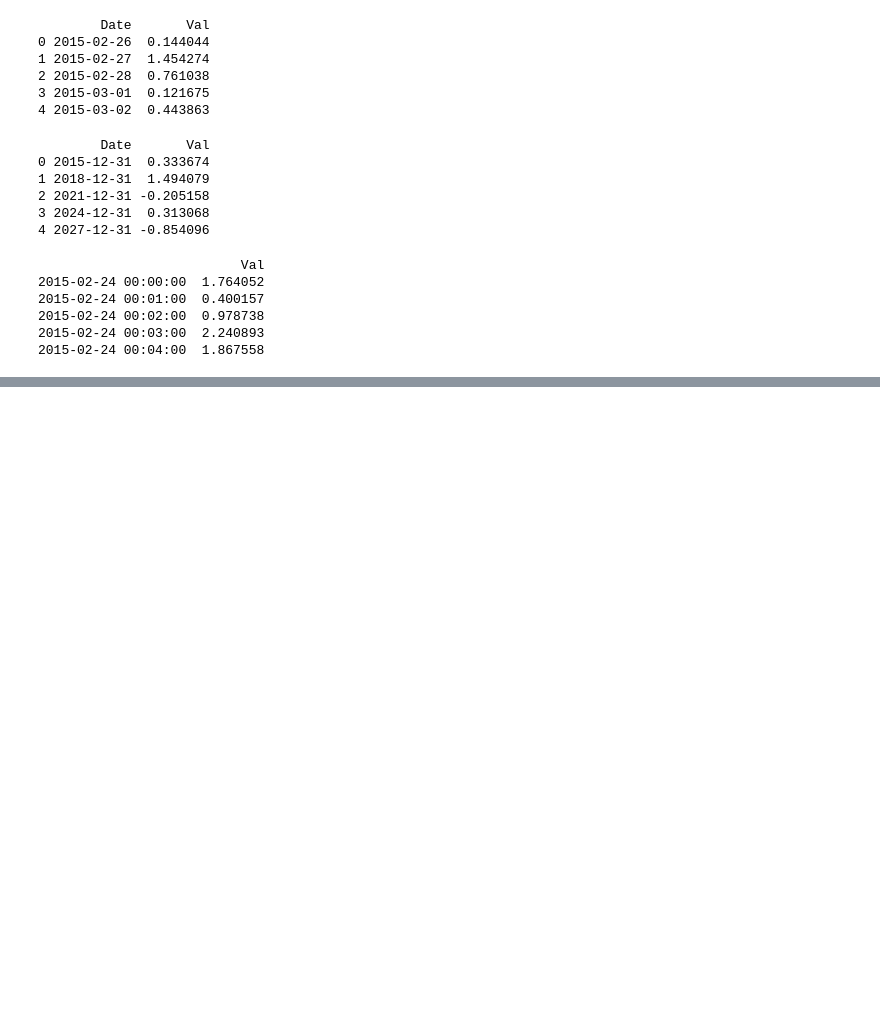
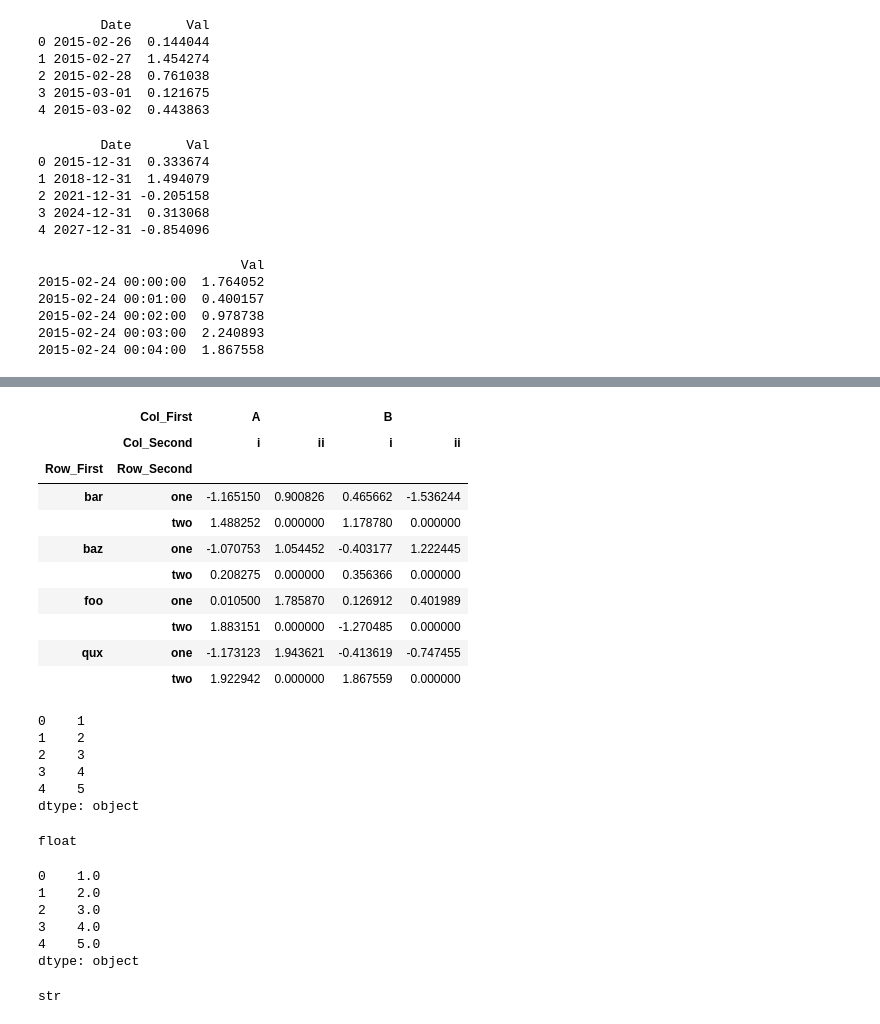
Before and after one commit to rajarameshchindu/datascience, a Jupyter notebook: Pandas.ipynb, the cells around one changed output, grey strips where cells are left out. Saved outputs shown, nothing was run; the diff lists cells and outputs as text; code cells hidden in the pictures; blank space fills up the shorter version.

```diff
--- a/Pandas.ipynb
+++ b/Pandas.ipynb
@@ -823,0 +908,9 @@ import numpy as np
+# %%
+import pandas as pd
+import numpy as np
+arrays = [['bar', 'bar', 'baz', 'baz', 'foo', 'foo', 'qux', 'qux'],
+['one', 'two', 'one', 'two', 'one', 'two', 'one', 'two']]
+idx_row = pd.MultiIndex.from_arrays(arrays, names=['Row_First', 'Row_Second'])
+idx_col = pd.MultiIndex.from_product([['A','B'], ['i', 'ii']],
+names=['Col_First','Col_Second'])
+df = pd.DataFrame(np.random.randn(8,4), index=idx_row, columns=idx_col)
@@ -823,0 +951,42 @@ import numpy as np
+# %%
+df.loc[(slice(None),'two'),(slice(None),'ii')]=0
+# %%
+df
+# %% [output]
+|  | Col_First | A |  | B |  |
+|  | Col_Second | i | ii | i | ii |
+| Row_First | Row_Second |  |  |  |  |
+| bar | one | -1.165150 | 0.900826 | 0.465662 | -1.536244 |
+|  | two | 1.488252 | 0.000000 | 1.178780 | 0.000000 |
+| baz | one | -1.070753 | 1.054452 | -0.403177 | 1.222445 |
+|  | two | 0.208275 | 0.000000 | 0.356366 | 0.000000 |
+| foo | one | 0.010500 | 1.785870 | 0.126912 | 0.401989 |
+|  | two | 1.883151 | 0.000000 | -1.270485 | 0.000000 |
+| qux | one | -1.173123 | 1.943621 | -0.413619 | -0.747455 |
+|  | two | 1.922942 | 0.000000 | 1.867559 | 0.000000 |
+# %%
+pd.Series([1.,2.,3.,4.,5.]).astype(object)
+# %% [output]
+0    1
+1    2
+2    3
+3    4
+4    5
+dtype: object
+# %%
+type(pd.Series([1.,2.,3.,4.,5.]).astype(object)[0])
+# %% [output]
+float
+# %%
+pd.Series([1.,2.,3.,4.,5.]).astype(str)
+# %% [output]
+0    1.0
+1    2.0
+2    3.0
+3    4.0
+4    5.0
+dtype: object
+# %%
+type(pd.Series([1.,2.,3.,4.,5.]).astype(str)[0])
+# %% [output]
+str
```
Also changed, not shown: parts of 49 cells of this notebook.
